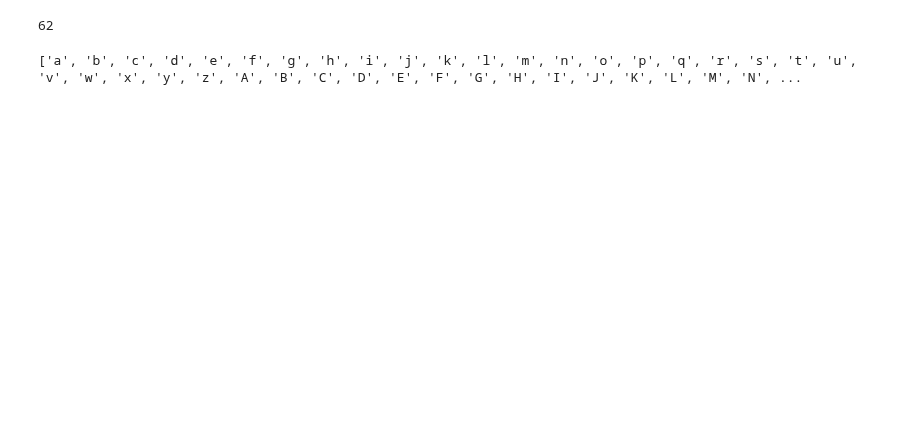
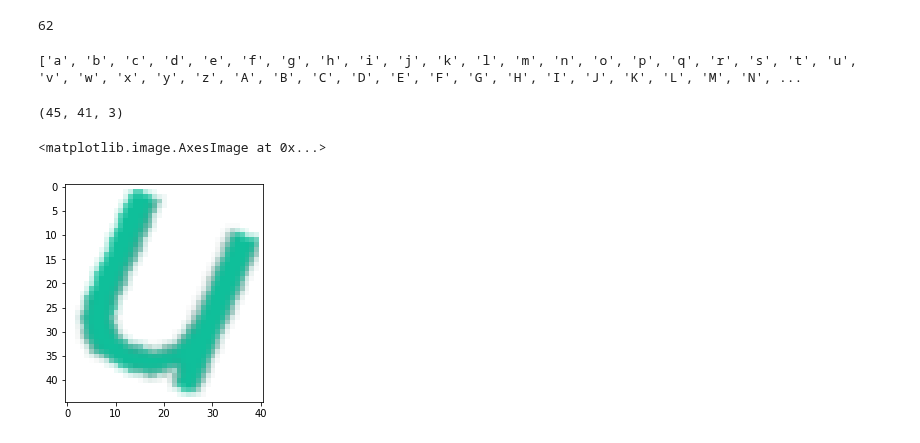
Before and after one commit to tonyjo/multi_digit_classification_attention, a Jupyter notebook: test_gen_captca.ipynb, the cells around one changed output. Cells and saved outputs as stored; diff of their text form; code cells hidden in the pictures; blank space fills up the shorter version.

```diff
--- a/test_gen_captca.ipynb
+++ b/test_gen_captca.ipynb
@@ -79,3 +88,12 @@ all_bbox = []
+# %%
+pix.shape
+# %% [output]
+(45, 41, 3)
+# %%
+plt.imshow(pix)
+# %% [output]
+<matplotlib.image.AxesImage at 0x...>
+[figure, added]
 # %%
 prev_w= 10
 for i in all_data:
```
Also changed, not shown: parts of 10 cells of this notebook, 1 other file.
